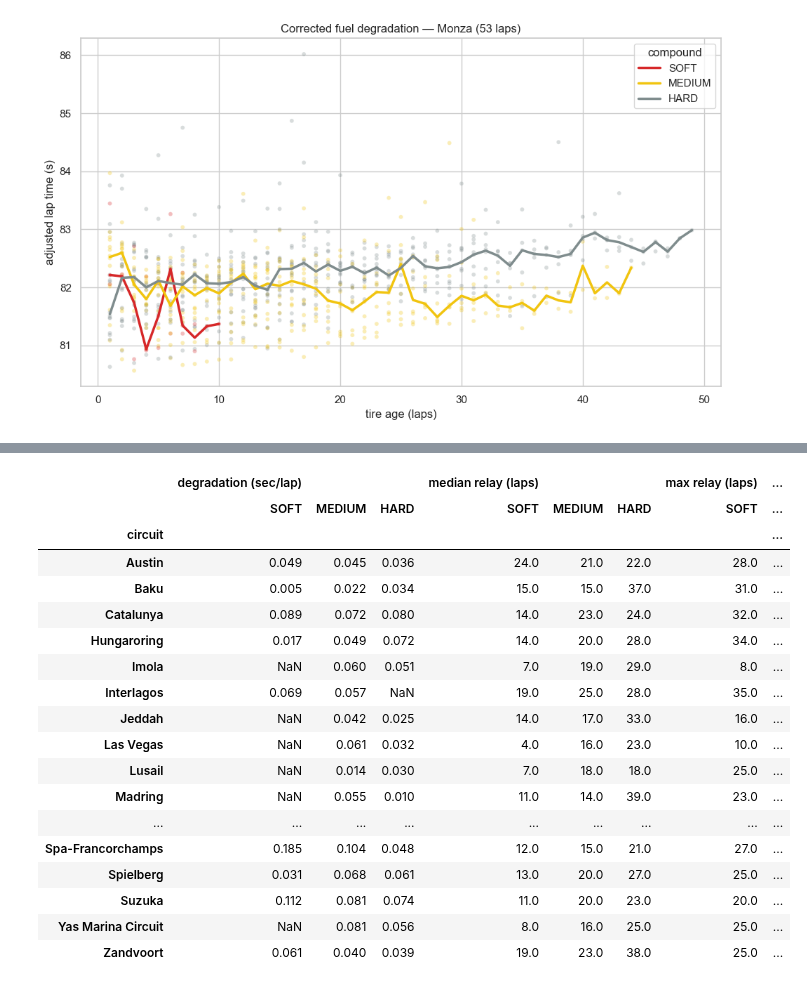
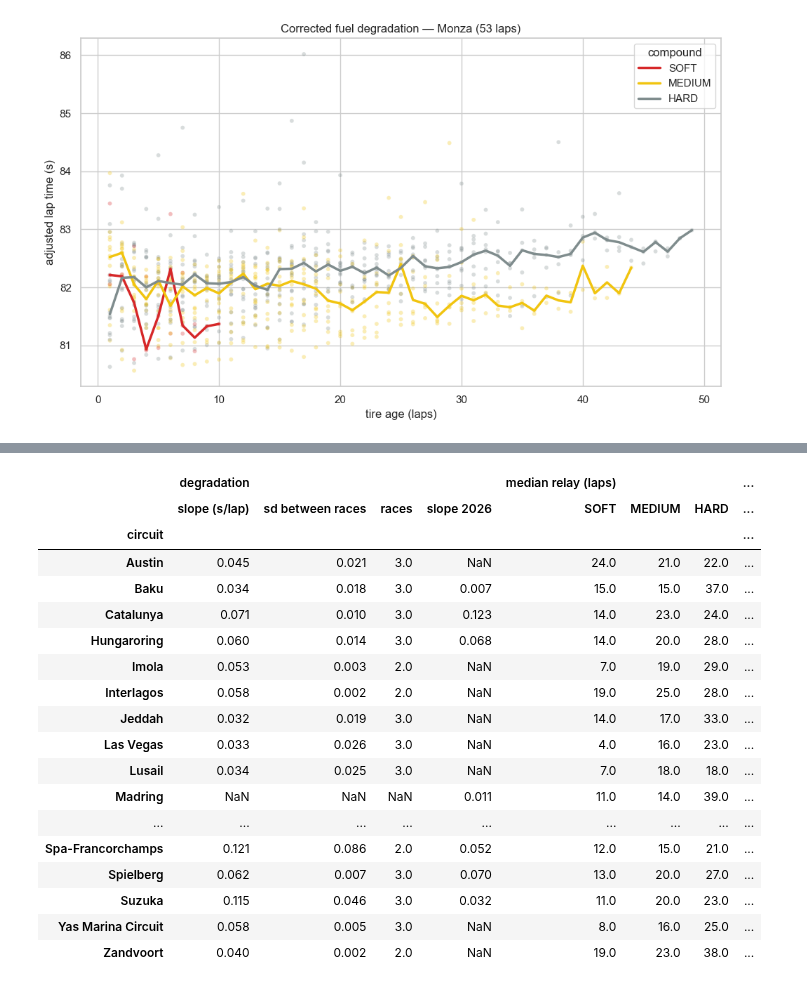
Before and after one commit to NathanLeDev/formula1-stint-optimizer, a Jupyter notebook: app/data-viz.ipynb, the cells around one changed output, grey strips where cells are left out. Cells and saved outputs as stored; diff of their text form; code cells hidden in the pictures.

Commit message:
feat(add): data viz update

```diff
--- a/app/data-viz.ipynb
+++ b/app/data-viz.ipynb
@@ -440,18 +449,22 @@ base = (base.merge(raw_relays, on=["session_key", "driver_number"])
         .drop_duplicates(["session_key", "driver_number", "lap_number"]).copy())
 base["age"] = base["tyre_age_at_start"] + base["lap_number"] - base["lap_start"]
 base["circuit"] = base["session_key"].map(races.set_index("session_key")["circuit_short_name"])
+base["year"] = base["session_key"].map(races.set_index("session_key")["date_start"].dt.year)
 
-MIN_LAPS = 25   # per compound, below this no slope is estimated
+MIN_LAPS = 25     # per compound, below this the compound leaves the race
+HOLD_OUT = 2026   # new cars: fitted, but kept out of the exported slope
 
 
 def ajuste(x):
     """Least squares over one race: a pace level per driver, an offset per compound,
-    a shared fuel slope, and one degradation slope per compound.
+    a fuel slope, and a single degradation slope.
 
-    Fitted per race and not per driver: for a single driver, age is an affine function
-    of lap_number inside each stint, so adding an offset per compound makes fuel and
-    degradation collinear (the matrix loses one rank and the solution is arbitrary).
-    Drivers do not pit on the same laps, which is what separates the two effects.
+    One slope for the race and not one per compound: section 11 shows that the
+    per-compound version predicts held-out races worse. Fitted per race and not per
+    driver: inside a single driver's stint, age is an affine function of lap_number,
+    so with an offset per compound the fuel and degradation terms become collinear
+    (the matrix loses one rank and the solution is arbitrary). Drivers do not pit on
+    the same laps, which is what separates the two effects.
     """
     n = x["compound"].value_counts()
     compound = [g for g in n.index if n[g] >= MIN_LAPS]
@@ -461,17 +474,19 @@ def ajuste(x):
     X = pd.DataFrame(
         {f"pace {d}": (x["driver_number"] == d).astype(float) for d in x["driver_number"].unique()}
         | {f"offset {g}": (x["compound"] == g).astype(float) for g in compound[1:]}
-        | {"fuel": x["lap_number"]}
-        | {g: x["age"].where(x["compound"] == g, 0.0) for g in compound})
+        | {"fuel": x["lap_number"].astype(float), "slope": x["age"].astype(float)})
     coef, _, rank, _ = np.linalg.lstsq(X.values, x["lap_duration"].values, rcond=None)
     if rank < X.shape[1]:        # collinear design: no unique solution
         return None
-    return pd.Series(coef, index=X.columns)[["fuel", *compound]]
+    return pd.Series(coef, index=X.columns)[["fuel", "slope"]]
 
 
+# every race returns the same two parameters, so apply gives one row per race,
+# indexed by (circuit, session_key).
 fits = (base.groupby(["circuit", "session_key"])
-        [["driver_number", "lap_number", "age", "compound", "lap_duration"]].apply(ajuste).reset_index())
-fits.columns = ["circuit", "session_key", "param", "value"]
+        [["driver_number", "lap_number", "age", "compound", "lap_duration"]].apply(ajuste).dropna()
+        .join(base.groupby(["circuit", "session_key"])["year"].first()))
+train = fits[fits["year"] < HOLD_OUT]
 
 SECS = ["SOFT", "MEDIUM", "HARD"]
 relays = base.drop_duplicates(["session_key", "driver_number", "stint_number"]).assign(
@@ -483,19 +498,28 @@ def length(f):
                               aggfunc=f).reindex(columns=SECS)
 
 
-deg = fits.pivot_table(index="circuit", columns="param", values="value",
-                       aggfunc="median").reindex(columns=SECS)
-deg = deg.where(length("size").reindex(index=deg.index, columns=SECS).fillna(0) >= 10)
+deg = pd.DataFrame({
+    "slope (s/lap)": train.groupby("circuit")["slope"].median().round(3),
+    "sd between races": train.groupby("circuit")["slope"].std().round(3),
+    "races": train.groupby("circuit")["slope"].size(),
+    f"slope {HOLD_OUT}": fits[fits["year"] == HOLD_OUT].groupby("circuit")["slope"].median().round(3),
+})
 
 reference = pd.concat({
-    "degradation (sec/lap)": deg.round(3),
+    "degradation": deg,
     "median relay (laps)": length("median").round(0),
     "max relay (laps)": length("max"),
     "race": pd.DataFrame({
         "pit stop (s)": loss["mean"].round(1),
-        "fuel (s/tour)": fits.query("param == 'fuel'").groupby("circuit")["value"].median().round(3),
+        "fuel (s/lap)": train.groupby("circuit")["fuel"].median().round(3),
     }),
 }, axis=1)
 reference.to_csv("data/reference_circuits.csv")
+
+print(f"{len(fits)} races fitted, {len(train)} of them in training (before {HOLD_OUT}) | "
+      f"median slope per season {fits.groupby('year')['slope'].median().round(3).to_dict()}")
+print(f"sd between races: measured on {int(deg['sd between races'].notna().sum())} of {len(deg)} "
+      f"circuits, calendar-wide median {deg['sd between races'].median():.3f} s/lap "
+      f"(the value to fall back on when races < 2)")
 reference
 # %% [output]
@@ -502,22 +528,22 @@ reference
-|  | degradation (sec/lap) |  |  | median relay (laps) |  |  | max relay (laps) | ... |
-|  | SOFT | MEDIUM | HARD | SOFT | MEDIUM | HARD | SOFT | ... |
+|  | degradation |  |  |  | median relay (laps) |  |  | ... |
+|  | slope (s/lap) | sd between races | races | slope 2026 | SOFT | MEDIUM | HARD | ... |
 | circuit |  |  |  |  |  |  |  | ... |
-| Austin | 0.049 | 0.045 | 0.036 | 24.0 | 21.0 | 22.0 | 28.0 | ... |
-| Baku | 0.005 | 0.022 | 0.034 | 15.0 | 15.0 | 37.0 | 31.0 | ... |
-| Catalunya | 0.089 | 0.072 | 0.080 | 14.0 | 23.0 | 24.0 | 32.0 | ... |
-| Hungaroring | 0.017 | 0.049 | 0.072 | 14.0 | 20.0 | 28.0 | 34.0 | ... |
-| Imola | NaN | 0.060 | 0.051 | 7.0 | 19.0 | 29.0 | 8.0 | ... |
-| Interlagos | 0.069 | 0.057 | NaN | 19.0 | 25.0 | 28.0 | 35.0 | ... |
-| Jeddah | NaN | 0.042 | 0.025 | 14.0 | 17.0 | 33.0 | 16.0 | ... |
-| Las Vegas | NaN | 0.061 | 0.032 | 4.0 | 16.0 | 23.0 | 10.0 | ... |
-| Lusail | NaN | 0.014 | 0.030 | 7.0 | 18.0 | 18.0 | 25.0 | ... |
-| Madring | NaN | 0.055 | 0.010 | 11.0 | 14.0 | 39.0 | 23.0 | ... |
+| Austin | 0.045 | 0.021 | 3.0 | NaN | 24.0 | 21.0 | 22.0 | ... |
+| Baku | 0.034 | 0.018 | 3.0 | 0.007 | 15.0 | 15.0 | 37.0 | ... |
+| Catalunya | 0.071 | 0.010 | 3.0 | 0.123 | 14.0 | 23.0 | 24.0 | ... |
+| Hungaroring | 0.060 | 0.014 | 3.0 | 0.068 | 14.0 | 20.0 | 28.0 | ... |
+| Imola | 0.053 | 0.003 | 2.0 | NaN | 7.0 | 19.0 | 29.0 | ... |
+| Interlagos | 0.058 | 0.002 | 2.0 | NaN | 19.0 | 25.0 | 28.0 | ... |
+| Jeddah | 0.032 | 0.019 | 3.0 | NaN | 14.0 | 17.0 | 33.0 | ... |
+| Las Vegas | 0.033 | 0.026 | 3.0 | NaN | 4.0 | 16.0 | 23.0 | ... |
+| Lusail | 0.034 | 0.025 | 3.0 | NaN | 7.0 | 18.0 | 18.0 | ... |
+| Madring | NaN | NaN | NaN | 0.011 | 11.0 | 14.0 | 39.0 | ... |
 | ... | ... | ... | ... | ... | ... | ... | ... | ... |
-| Spa-Francorchamps | 0.185 | 0.104 | 0.048 | 12.0 | 15.0 | 21.0 | 27.0 | ... |
-| Spielberg | 0.031 | 0.068 | 0.061 | 13.0 | 20.0 | 27.0 | 25.0 | ... |
-| Suzuka | 0.112 | 0.081 | 0.074 | 11.0 | 20.0 | 23.0 | 20.0 | ... |
-| Yas Marina Circuit | NaN | 0.081 | 0.056 | 8.0 | 16.0 | 25.0 | 25.0 | ... |
-| Zandvoort | 0.061 | 0.040 | 0.039 | 19.0 | 23.0 | 38.0 | 25.0 | ... |
+| Spa-Francorchamps | 0.121 | 0.086 | 2.0 | 0.052 | 12.0 | 15.0 | 21.0 | ... |
+| Spielberg | 0.062 | 0.007 | 3.0 | 0.070 | 13.0 | 20.0 | 27.0 | ... |
+| Suzuka | 0.115 | 0.046 | 3.0 | 0.032 | 11.0 | 20.0 | 23.0 | ... |
+| Yas Marina Circuit | 0.058 | 0.005 | 3.0 | NaN | 8.0 | 16.0 | 25.0 | ... |
+| Zandvoort | 0.040 | 0.002 | 2.0 | NaN | 19.0 | 23.0 | 38.0 | ... |
 # %% [markdown]
 ## 10. Three Race Profiles
 
```
Also changed, not shown: parts of 7 cells of this notebook.
